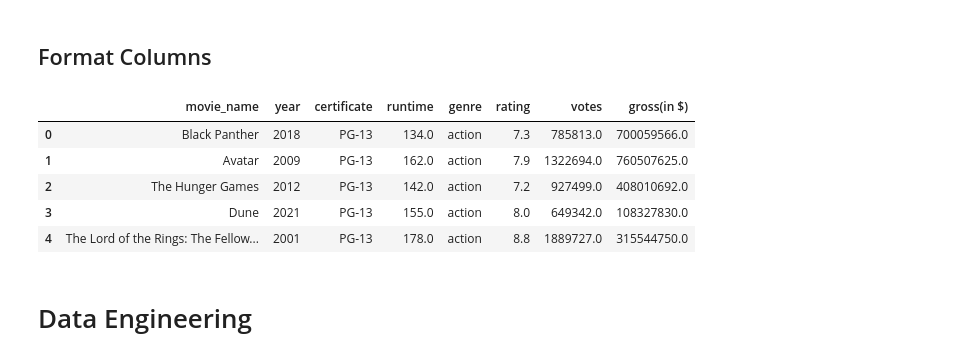
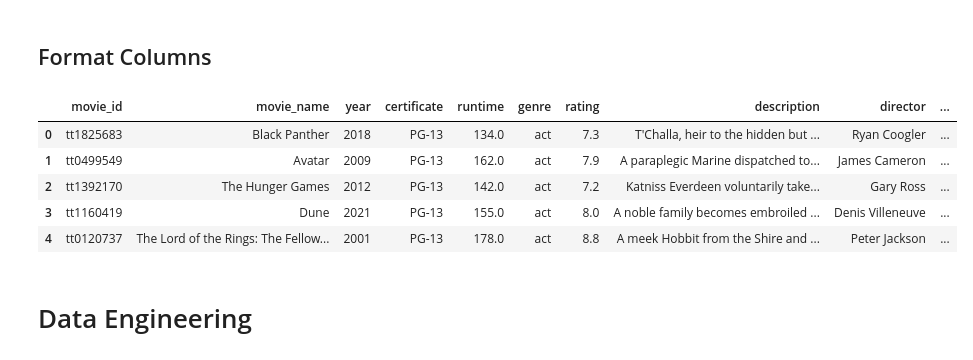
Before and after one commit to lucaswin89/IMDb-Movies-Gross-Income-Prediction-for-Box-Office-Earnings, a Jupyter notebook: FinalProjectGroup043-Wi23.ipynb, the cells around one changed output. Drawn from its saved outputs; the diff is of its cells as text; code cells hidden in the pictures.

```diff
--- a/FinalProjectGroup043-Wi23.ipynb
+++ b/FinalProjectGroup043-Wi23.ipynb
@@ -91,9 +99,9 @@ import os
 # %% [markdown]
 ## Read In Data
 # %%
-path = 'data'
+path = r'./data'                     # use your path
+files = glob.glob(os.path.join(path, "*.csv"))
 
-files = glob.glob(path + "/*.csv")
 data_frames = []
 
 for file in files:
@@ -114,6 +122,6 @@ df.head()
 # %% [markdown]
 ## Remove NULL Values
 # %%
-df = df.dropna().reset_index(drop=True)
-df.head()
+df = df.dropna(subset=['year', 'certificate', 'runtime', 'rating']).reset_index(drop=True)
+len(df)
 # %% [output]
@@ -128,4 +128,0 @@ df.head()
-# %%
-df = df.loc[:, ['movie_name', 'year', 'certificate', 'runtime', 'genre', 'rating', 'votes', 'gross(in $)']]
-
-df.head()
@@ -144,44 +134,42 @@ def convert_runtime(string):
     return float(string.split(' ')[0])
 
 df['runtime'] = df['runtime'].apply(convert_runtime)
 df = df[df['runtime'] < 300]
 
 
 #Format genre by using only first value
 def genre_parse(genre):
-
-    genre = genre.split('\\')[-1] # remove directory path
-    genre = genre[:-4]
+    genre = str(genre).split("\\")
+    genre = genre[1].split('.')[0]
 
     genre = genre.lower()
-
-    return genre
+    return genre[:3]
 
 df['genre']=df['genre'].apply(genre_parse)
 df = df.drop(df.loc[(df['genre'] == 'musical') | (df['genre'] == 'romance') | (df['genre'] == 'biography') | (df['genre']=='animation')].index)
 
 # Format Certificate filter out all data points to only include movies with the G, PG, PG-13, R, and NC-17 ratings, switch Not Rated to NR
 def convert_unrated(certificate):
     if certificate == 'Not Rated':
         return 'NR'
     else:
         return certificate
 
 df=df.loc[(df['certificate'] == 'R') | (df['certificate'] =='PG-13') | (df['certificate'] == 'PG') | (df['certificate'] == 'Not Rated') | (df['certificate'] =='X') | (df['certificate'] == 'NC-17')]
 df['certificate']=df['certificate'].apply(convert_unrated)
 
 #Format years into ints and include only the past 25 years worth of data.
 df['year'] = df['year'].astype(int)
 df = df.loc[(df['year'] >= 1997)].reset_index(drop=True)
 
 df.head()
 # %% [output]
-|  | movie_name | year | certificate | runtime | genre | rating | votes | gross(in $) |
-| 0 | Black Panther | 2018 | PG-13 | 134.0 | action | 7.3 | 785813.0 | 700059566.0 |
-| 1 | Avatar | 2009 | PG-13 | 162.0 | action | 7.9 | 1322694.0 | 760507625.0 |
-| 2 | The Hunger Games | 2012 | PG-13 | 142.0 | action | 7.2 | 927499.0 | 408010692.0 |
-| 3 | Dune | 2021 | PG-13 | 155.0 | action | 8.0 | 649342.0 | 108327830.0 |
-| 4 | The Lord of the Rings: The Fellow... | 2001 | PG-13 | 178.0 | action | 8.8 | 1889727.0 | 315544750.0 |
+|  | movie_id | movie_name | year | certificate | runtime | genre | rating | description | director | ... |
+| 0 | tt1825683 | Black Panther | 2018 | PG-13 | 134.0 | act | 7.3 | T'Challa, heir to the hidden but ... | Ryan Coogler | ... |
+| 1 | tt0499549 | Avatar | 2009 | PG-13 | 162.0 | act | 7.9 | A paraplegic Marine dispatched to... | James Cameron | ... |
+| 2 | tt1392170 | The Hunger Games | 2012 | PG-13 | 142.0 | act | 7.2 | Katniss Everdeen voluntarily take... | Gary Ross | ... |
+| 3 | tt1160419 | Dune | 2021 | PG-13 | 155.0 | act | 8.0 | A noble family becomes embroiled ... | Denis Villeneuve | ... |
+| 4 | tt0120737 | The Lord of the Rings: The Fellow... | 2001 | PG-13 | 178.0 | act | 8.8 | A meek Hobbit from the Shire and ... | Peter Jackson | ... |
 # %% [markdown]
 # Data Engineering
 # %% [markdown]
```
Also changed, not shown: parts of 74 cells of this notebook.
